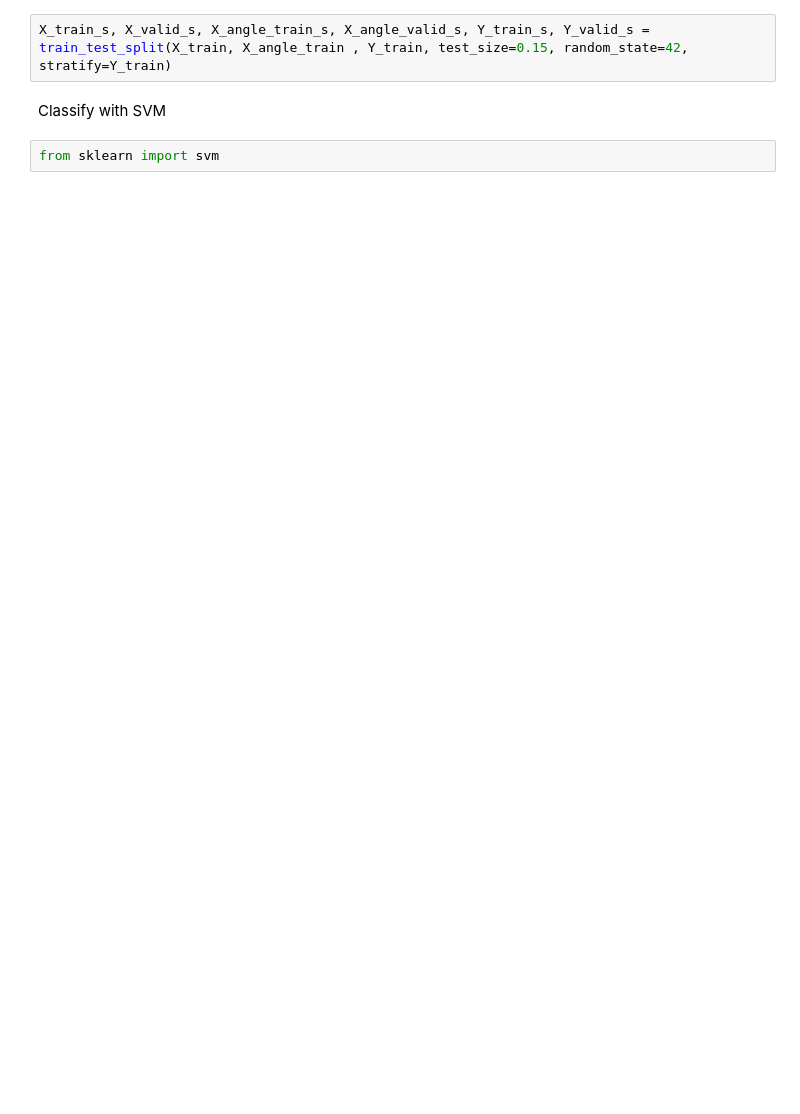
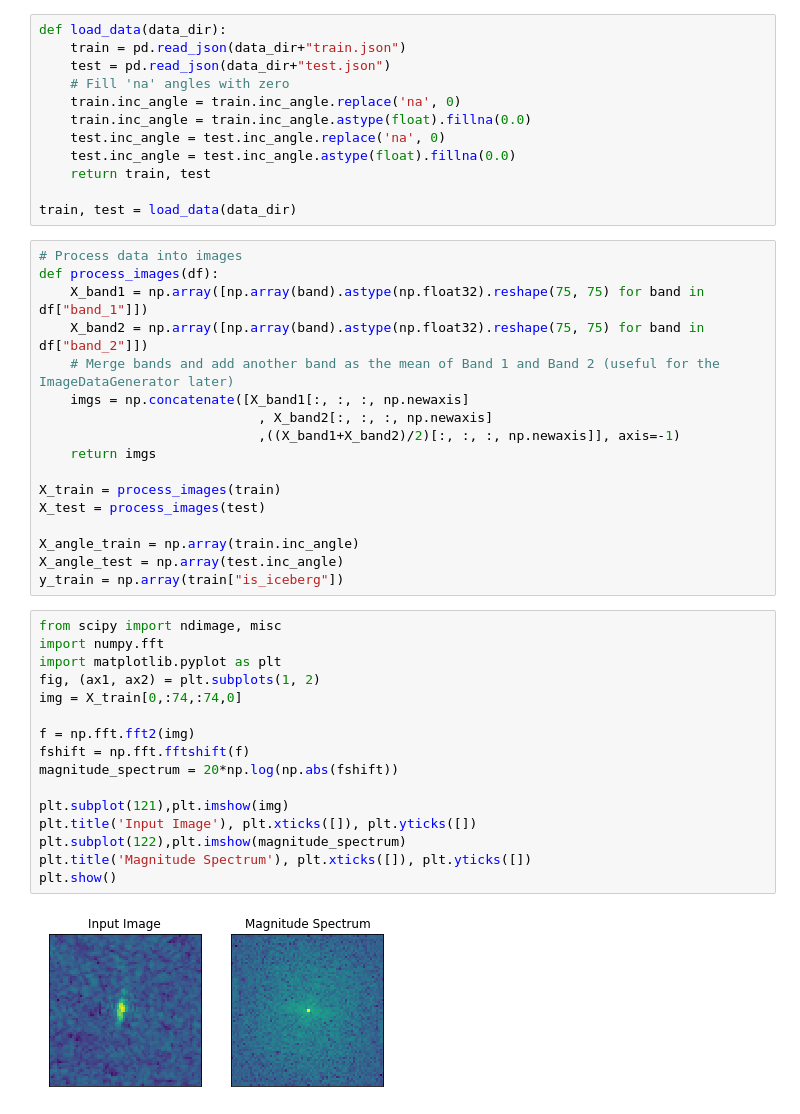
Before and after one commit to holwech/AdaptiveDataAnalysis, a Jupyter notebook: IcebergFFT.ipynb, the cells around one changed output. Saved outputs shown, nothing was run; the diff lists cells and outputs as text; blank space fills up the shorter version.

```diff
--- a/IcebergFFT.ipynb
+++ b/IcebergFFT.ipynb
@@ -71,6 +11,47 @@ Split into validation and training
-# %%
-X_train_s, X_valid_s, X_angle_train_s, X_angle_valid_s, Y_train_s, Y_valid_s = train_test_split(X_train, X_angle_train , Y_train, test_size=0.15, random_state=42, stratify=Y_train)
-# %% [markdown]
-Classify with SVM
-# %%
-from sklearn import svm
+# %%
+def load_data(data_dir):
+    train = pd.read_json(data_dir+"train.json")
+    test = pd.read_json(data_dir+"test.json")
+    # Fill 'na' angles with zero
+    train.inc_angle = train.inc_angle.replace('na', 0)
+    train.inc_angle = train.inc_angle.astype(float).fillna(0.0)
+    test.inc_angle = test.inc_angle.replace('na', 0)
+    test.inc_angle = test.inc_angle.astype(float).fillna(0.0)
+    return train, test
+
+train, test = load_data(data_dir)
+# %%
+# Process data into images
+def process_images(df):
+    X_band1 = np.array([np.array(band).astype(np.float32).reshape(75, 75) for band in df["band_1"]])
+    X_band2 = np.array([np.array(band).astype(np.float32).reshape(75, 75) for band in df["band_2"]])
+    # Merge bands and add another band as the mean of Band 1 and Band 2 (useful for the ImageDataGenerator later)
+    imgs = np.concatenate([X_band1[:, :, :, np.newaxis]
+                            , X_band2[:, :, :, np.newaxis]
+                            ,((X_band1+X_band2)/2)[:, :, :, np.newaxis]], axis=-1)
+    return imgs
+
+X_train = process_images(train)
+X_test = process_images(test)
+
+X_angle_train = np.array(train.inc_angle)
+X_angle_test = np.array(test.inc_angle)
+y_train = np.array(train["is_iceberg"])
+# %%
+from scipy import ndimage, misc
+import numpy.fft
+import matplotlib.pyplot as plt
+fig, (ax1, ax2) = plt.subplots(1, 2)
+img = X_train[0,:74,:74,0]
+
+f = np.fft.fft2(img)
+fshift = np.fft.fftshift(f)
+magnitude_spectrum = 20*np.log(np.abs(fshift))
+
+plt.subplot(121),plt.imshow(img)
+plt.title('Input Image'), plt.xticks([]), plt.yticks([])
+plt.subplot(122),plt.imshow(magnitude_spectrum)
+plt.title('Magnitude Spectrum'), plt.xticks([]), plt.yticks([])
+plt.show()
+# %% [output]
+[figure, added]
```
Also changed, not shown: parts of 13 cells of this notebook, 3 other files.
